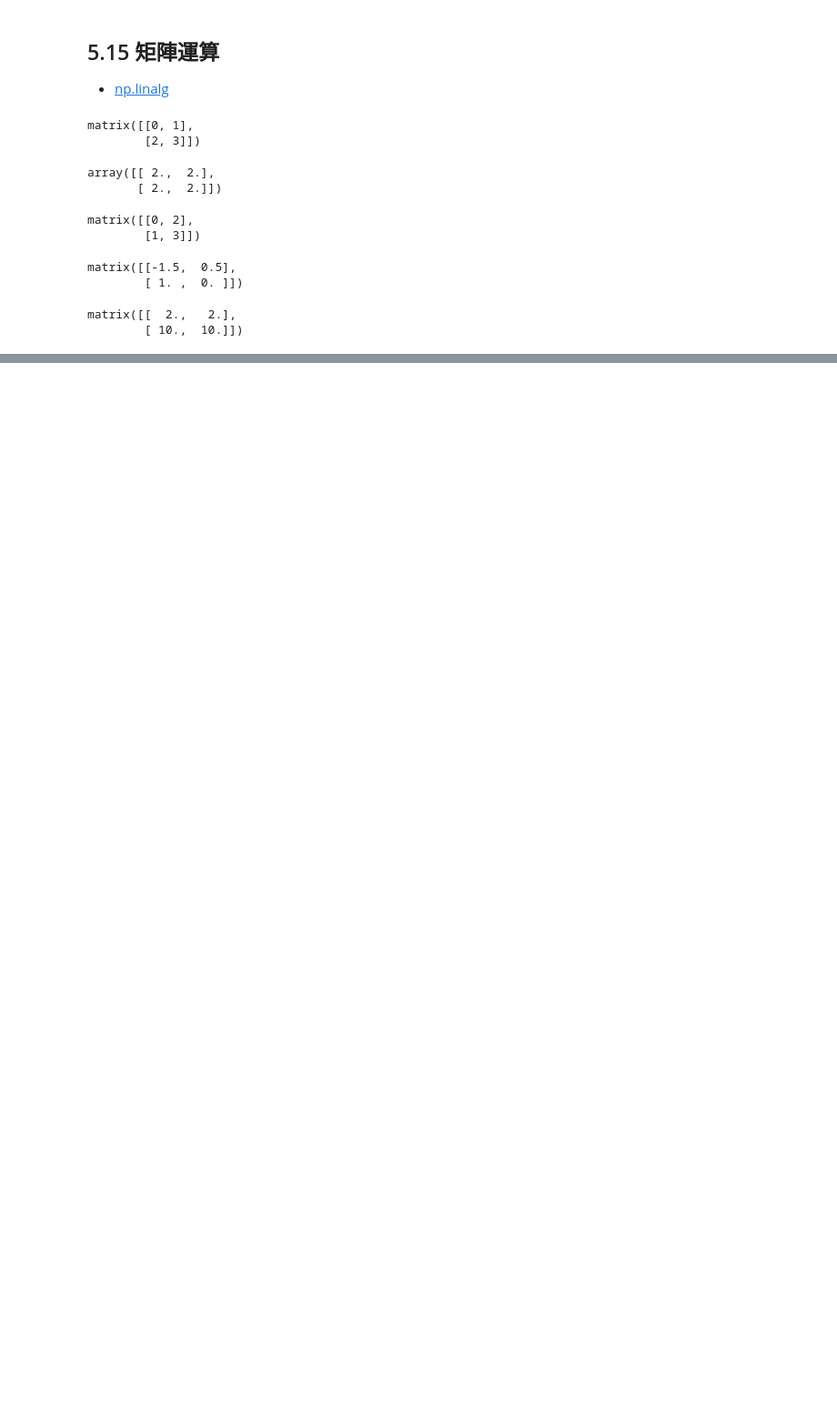
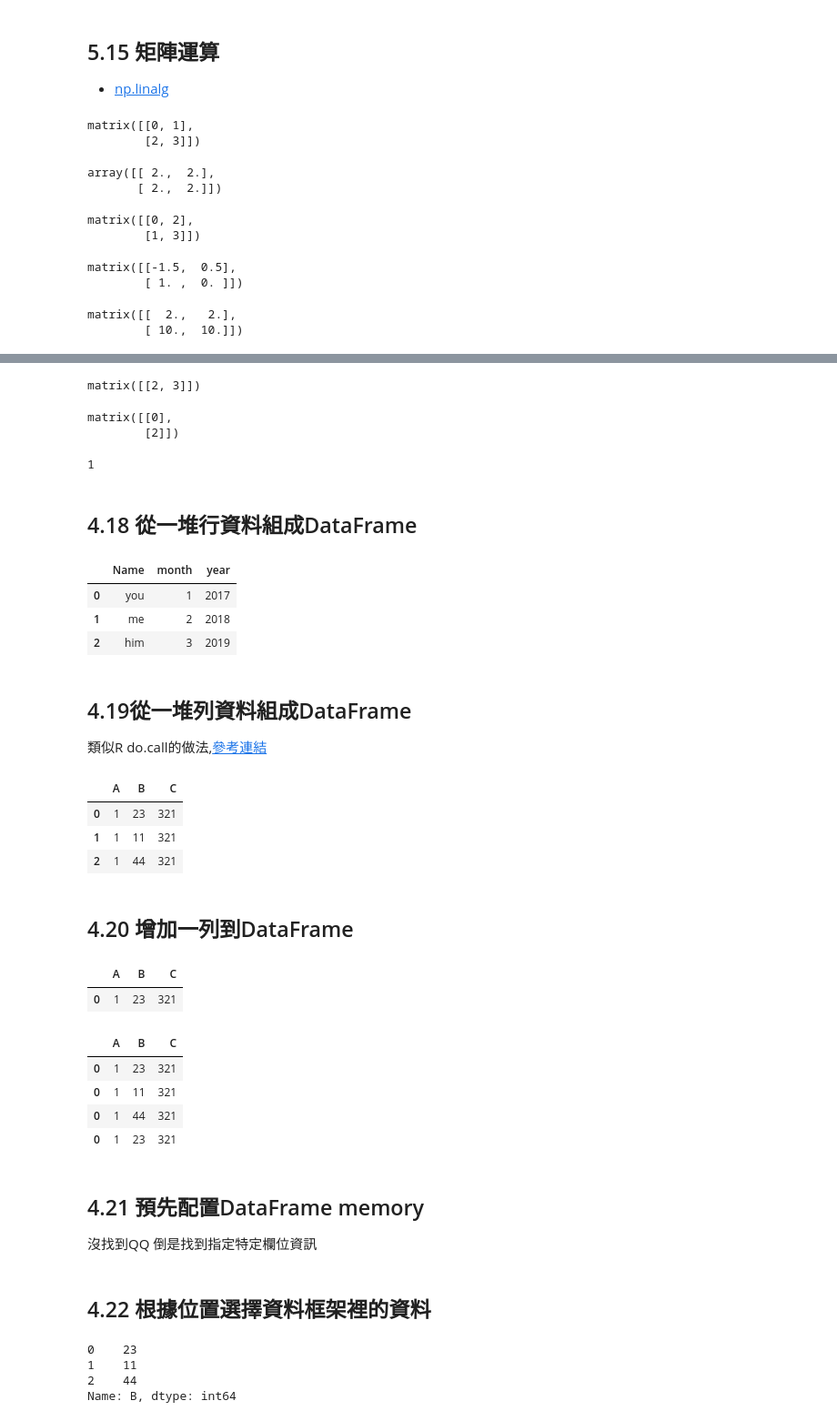
Before and after one commit to ntuaha/Esun_Tutor, a Jupyter notebook: tips/04_Data Structure.ipynb, the cells around one changed output, grey strips where cells are left out. Shown: that part at 91% size. Saved outputs shown, nothing was run; the diff lists cells and outputs as text; code cells hidden in the pictures; blank space fills up the shorter version.

```diff
--- a/tips/04_Data Structure.ipynb
+++ b/tips/04_Data Structure.ipynb
@@ -287,0 +326,71 @@ matrix([[  2.,   2.],
+# %%
+# 第二列資料
+M[1,:]
+# %% [output]
+matrix([[2, 3]])
+# %%
+# 第一行資料
+M[:,0]
+# %% [output]
+matrix([[0],
+        [2]])
+# %%
+# 取出並成為單一向量 (要變成一維), 不然要用 A
+M[:,0].A1
+# %% [output]
+1
+# %% [markdown]
+## 4.18 從一堆行資料組成DataFrame
+# %%
+year = [2017,2018,2019]
+month = [1,2,3]
+Name = ['you','me','him']
+pd.DataFrame.from_dict({"year":year,"month":month,"Name":Name})
+# %% [output]
+|  | Name | month | year |
+| 0 | you | 1 | 2017 |
+| 1 | me | 2 | 2018 |
+| 2 | him | 3 | 2019 |
+# %% [markdown]
+## 4.19從一堆列資料組成DataFrame
+類似R do.call的做法,[參考連結](https://stackoverflow.com/questions/37709265/python-equivalent-for-do-callrbind-lapply-from-r)
+# %%
+a = [ {"A":1,"B":23,"C":321},{"A":1,"B":11,"C":321},{"A":1,"B":44,"C":321} ]
+b = pd.DataFrame.from_records(a)
+b
+# %% [output]
+|  | A | B | C |
+| 0 | 1 | 23 | 321 |
+| 1 | 1 | 11 | 321 |
+| 2 | 1 | 44 | 321 |
+# %% [markdown]
+## 4.20 增加一列到DataFrame
+# %%
+c = pd.DataFrame(b.iloc[0]).T
+c
+# %% [output]
+|  | A | B | C |
+| 0 | 1 | 23 | 321 |
+# %%
+#避免使用，效能不好
+pd.concat([b,c])
+# %% [output]
+|  | A | B | C |
+| 0 | 1 | 23 | 321 |
+| 0 | 1 | 11 | 321 |
+| 0 | 1 | 44 | 321 |
+| 0 | 1 | 23 | 321 |
+# %% [markdown]
+## 4.21 預先配置DataFrame memory
+沒找到QQ
+倒是找到指定特定欄位資訊
+# %% [markdown]
+## 4.22 根據位置選擇資料框架裡的資料
+# %%
+#第二行資料  Series
+b.iloc[:,1]
+# %% [output]
+0    23
+1    11
+2    44
+Name: B, dtype: int64
```
Also changed, not shown: parts of 25 cells of this notebook, 1 other file.
